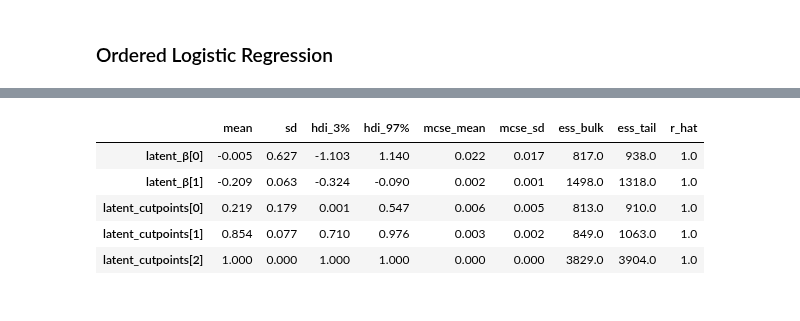
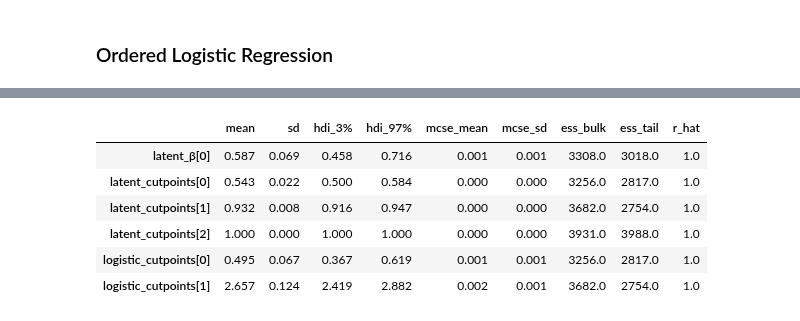
Before and after one commit to dyavorsky/likert_dualresponse, a Jupyter notebook: notebooks/pymc_sandbox.ipynb, the cells around one changed output, grey strips where cells are left out. Drawn from its saved outputs; the diff is of its cells as text; code cells hidden in the pictures.

```diff
--- a/notebooks/pymc_sandbox.ipynb
+++ b/notebooks/pymc_sandbox.ipynb
@@ -350,18 +338,19 @@ def make_data(params):
     W = params["W"]
     np.random.seed(42)
 
-    β = np.random.normal(size=2)
+    β = np.random.normal(size=1)
     π = np.random.dirichlet([1] * W, 1).flatten().cumsum()
 
     X = np.random.normal(size=(N, 1))
-    X = np.concatenate([np.ones_like(X), X], axis=1)
-    η = np.random.gumbel(0, 1, N)
+    # X = np.concatenate([np.ones_like(X), X], axis=1)
+    η = np.random.logistic(0, 1, N)
     v = (X @ β + η).flatten()
 
     w = np.digitize(gumbel_r.cdf(v), π)
+    # w = np.digitize((1+np.exp(-v))**-1, π)
 
     return {
-        "w": w,
+        "w": pd.Categorical(w, categories = list(range(W)), ordered=True),
         "x": X,
         "latent_η": η,
         "latent_β": β,
@@ -397,15 +391,16 @@ coords = {
 }
 # %%
 with pm.Model(coords=coords) as model_1:
-    _β = pm.Normal("latent_β", shape=2)
+    β = pm.Normal("latent_β", size=1)
 
     π = pm.Dirichlet("latent_binwidths", a=pm.math.ones(W))  # W x 1
     π = pm.Deterministic(
         "latent_cutpoints", pm.math.cumsum(π)
     )
-    cutpoints = -pm.math.log(-pm.math.log(π[:-1]))
+    cutpoints = pm.Deterministic("logistic_cutpoints", -pm.math.log(-pm.math.log(π[:-1])))
+    # cutpoints = pm.Deterministic("logistic_cutpoints", pm.math.log(π[:-1]) - pm.math.log(1-π[:-1]))
 
-    likelihood = pm.OrderedLogistic("bins", eta=observed_indep @ _β, cutpoints=cutpoints, observed=observed_outcome)
+    likelihood = pm.OrderedLogistic("bins", eta=observed_indep @ β, cutpoints=cutpoints, observed=observed_outcome)
 
 pm.model_to_graphviz(model_1)
 # %% [output]
@@ -467,9 +479,10 @@ plt.show()
 # %%
-az.summary(idata_m1, var_names=["latent_β", "latent_cutpoints"])
+az.summary(idata_m1, var_names=["latent_β", "latent_cutpoints", "logistic_cutpoints"])
 # %% [output]
 |  | mean | sd | hdi_3% | hdi_97% | mcse_mean | mcse_sd | ess_bulk | ess_tail | r_hat |
-| latent_β[0] | -0.005 | 0.627 | -1.103 | 1.140 | 0.022 | 0.017 | 817.0 | 938.0 | 1.0 |
-| latent_β[1] | -0.209 | 0.063 | -0.324 | -0.090 | 0.002 | 0.001 | 1498.0 | 1318.0 | 1.0 |
-| latent_cutpoints[0] | 0.219 | 0.179 | 0.001 | 0.547 | 0.006 | 0.005 | 813.0 | 910.0 | 1.0 |
-| latent_cutpoints[1] | 0.854 | 0.077 | 0.710 | 0.976 | 0.003 | 0.002 | 849.0 | 1063.0 | 1.0 |
-| latent_cutpoints[2] | 1.000 | 0.000 | 1.000 | 1.000 | 0.000 | 0.000 | 3829.0 | 3904.0 | 1.0 |
+| latent_β[0] | 0.587 | 0.069 | 0.458 | 0.716 | 0.001 | 0.001 | 3308.0 | 3018.0 | 1.0 |
+| latent_cutpoints[0] | 0.543 | 0.022 | 0.500 | 0.584 | 0.000 | 0.000 | 3256.0 | 2817.0 | 1.0 |
+| latent_cutpoints[1] | 0.932 | 0.008 | 0.916 | 0.947 | 0.000 | 0.000 | 3682.0 | 2754.0 | 1.0 |
+| latent_cutpoints[2] | 1.000 | 0.000 | 1.000 | 1.000 | 0.000 | 0.000 | 3931.0 | 3988.0 | 1.0 |
+| logistic_cutpoints[0] | 0.495 | 0.067 | 0.367 | 0.619 | 0.001 | 0.001 | 3256.0 | 2817.0 | 1.0 |
+| logistic_cutpoints[1] | 2.657 | 0.124 | 2.419 | 2.882 | 0.002 | 0.001 | 3682.0 | 2754.0 | 1.0 |
```
Also changed, not shown: parts of 16 cells of this notebook, 2 other files.
